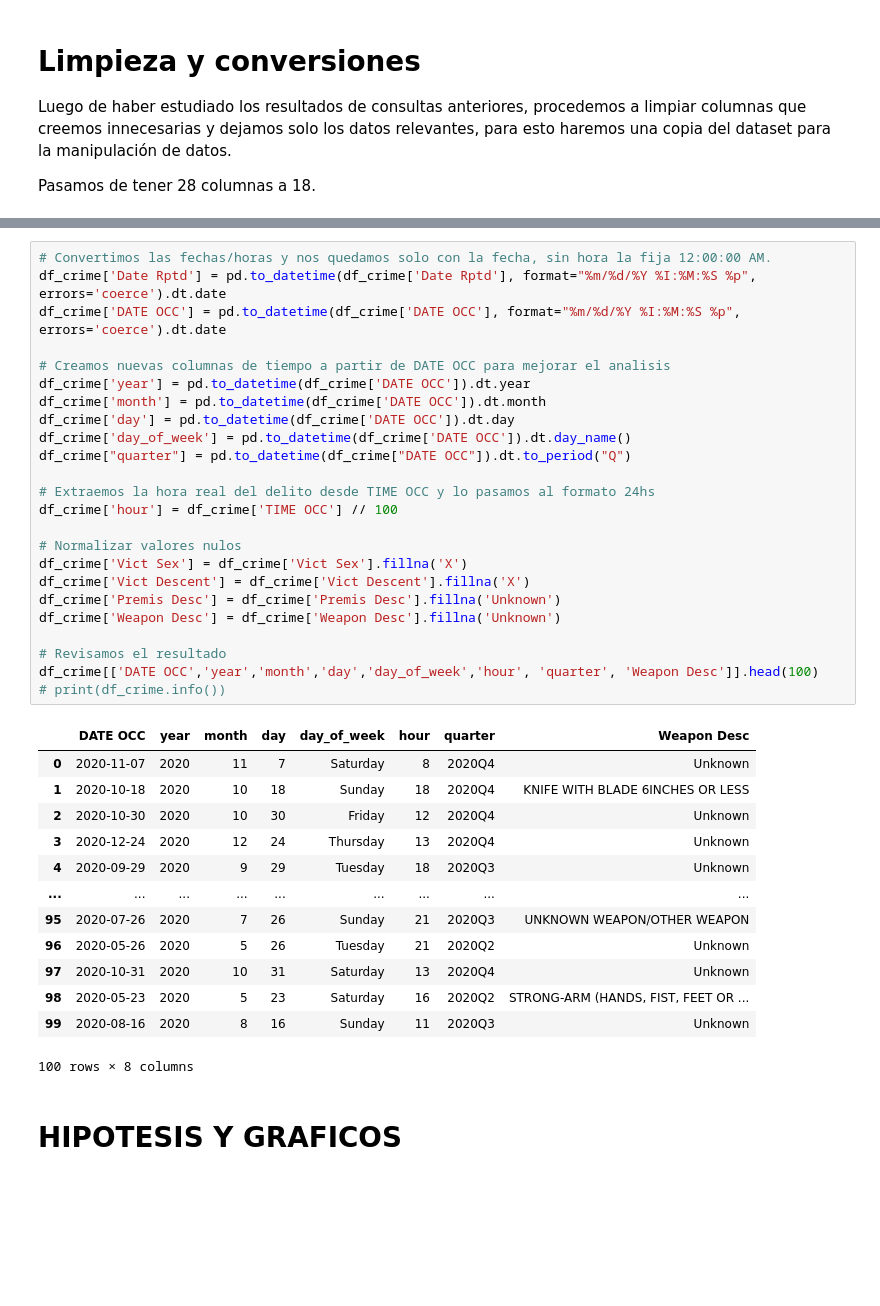
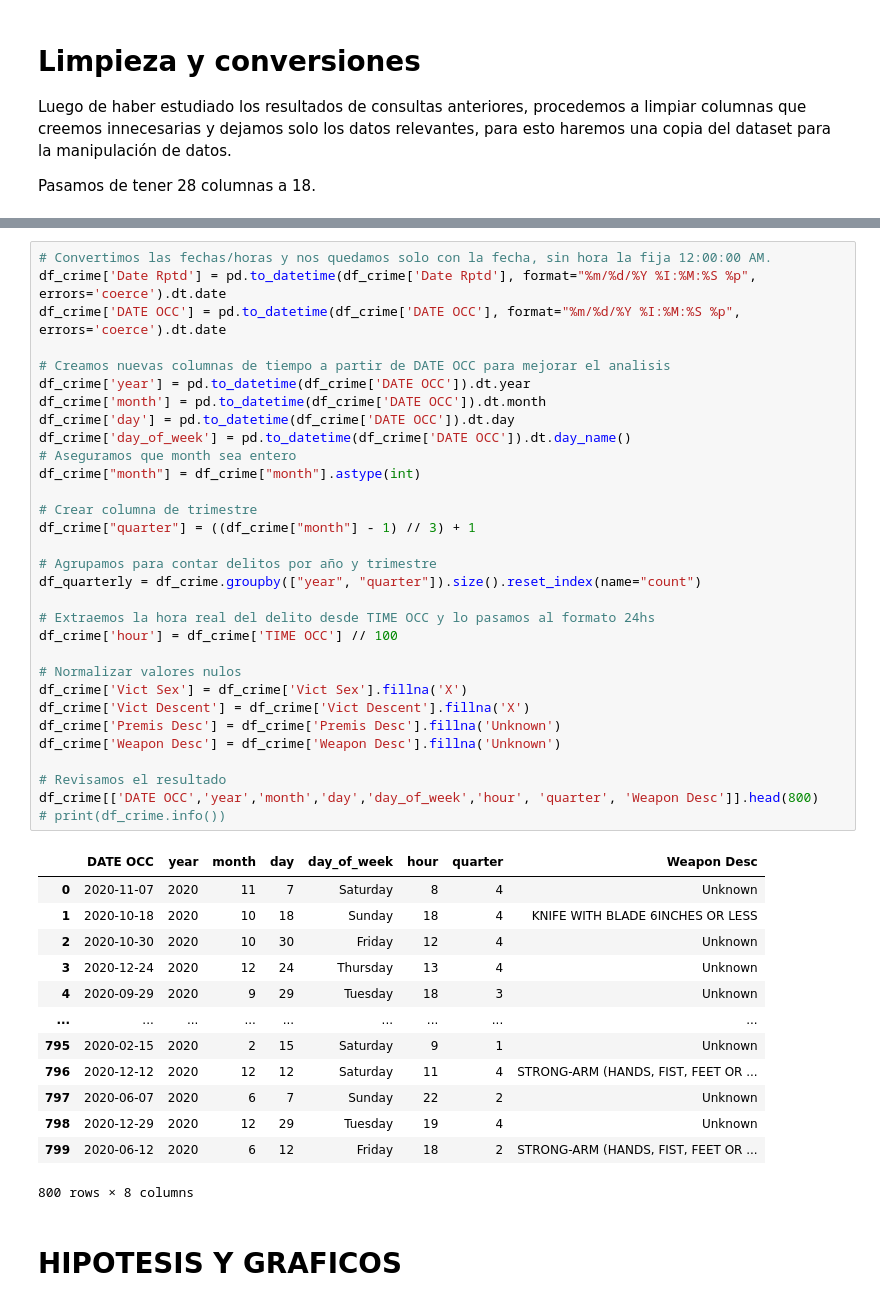
Before and after one commit to yub3r/CoderDataScience, a Jupyter notebook: ProyectoDS-Crime_Data_2020_24-Millan.ipynb, the cells around one changed output, grey strips where cells are left out. Cells and saved outputs as stored; diff of their text form; blank space fills up the shorter version.

```diff
--- a/ProyectoDS-Crime_Data_2020_24-Millan.ipynb
+++ b/ProyectoDS-Crime_Data_2020_24-Millan.ipynb
@@ -138,41 +158,48 @@ memory usage: 1.4+ MB
 # %%
 # Convertimos las fechas/horas y nos quedamos solo con la fecha, sin hora la fija 12:00:00 AM.
 df_crime['Date Rptd'] = pd.to_datetime(df_crime['Date Rptd'], format="%m/%d/%Y %I:%M:%S %p", errors='coerce').dt.date
 df_crime['DATE OCC'] = pd.to_datetime(df_crime['DATE OCC'], format="%m/%d/%Y %I:%M:%S %p", errors='coerce').dt.date
 
 # Creamos nuevas columnas de tiempo a partir de DATE OCC para mejorar el analisis
 df_crime['year'] = pd.to_datetime(df_crime['DATE OCC']).dt.year
 df_crime['month'] = pd.to_datetime(df_crime['DATE OCC']).dt.month
 df_crime['day'] = pd.to_datetime(df_crime['DATE OCC']).dt.day
 df_crime['day_of_week'] = pd.to_datetime(df_crime['DATE OCC']).dt.day_name()
-df_crime["quarter"] = pd.to_datetime(df_crime["DATE OCC"]).dt.to_period("Q")
+# Aseguramos que month sea entero
+df_crime["month"] = df_crime["month"].astype(int)
+
+# Crear columna de trimestre
+df_crime["quarter"] = ((df_crime["month"] - 1) // 3) + 1
+
+# Agrupamos para contar delitos por año y trimestre
+df_quarterly = df_crime.groupby(["year", "quarter"]).size().reset_index(name="count")
 
 # Extraemos la hora real del delito desde TIME OCC y lo pasamos al formato 24hs
 df_crime['hour'] = df_crime['TIME OCC'] // 100
 
 # Normalizar valores nulos
 df_crime['Vict Sex'] = df_crime['Vict Sex'].fillna('X')
 df_crime['Vict Descent'] = df_crime['Vict Descent'].fillna('X')
 df_crime['Premis Desc'] = df_crime['Premis Desc'].fillna('Unknown')
 df_crime['Weapon Desc'] = df_crime['Weapon Desc'].fillna('Unknown')
 
 # Revisamos el resultado
-df_crime[['DATE OCC','year','month','day','day_of_week','hour', 'quarter', 'Weapon Desc']].head(100)
+df_crime[['DATE OCC','year','month','day','day_of_week','hour', 'quarter', 'Weapon Desc']].head(800)
 # print(df_crime.info())
 # %% [output]
 |  | DATE OCC | year | month | day | day_of_week | hour | quarter | Weapon Desc |
-| 0 | 2020-11-07 | 2020 | 11 | 7 | Saturday | 8 | 2020Q4 | Unknown |
-| 1 | 2020-10-18 | 2020 | 10 | 18 | Sunday | 18 | 2020Q4 | KNIFE WITH BLADE 6INCHES OR LESS |
-| 2 | 2020-10-30 | 2020 | 10 | 30 | Friday | 12 | 2020Q4 | Unknown |
-| 3 | 2020-12-24 | 2020 | 12 | 24 | Thursday | 13 | 2020Q4 | Unknown |
-| 4 | 2020-09-29 | 2020 | 9 | 29 | Tuesday | 18 | 2020Q3 | Unknown |
+| 0 | 2020-11-07 | 2020 | 11 | 7 | Saturday | 8 | 4 | Unknown |
+| 1 | 2020-10-18 | 2020 | 10 | 18 | Sunday | 18 | 4 | KNIFE WITH BLADE 6INCHES OR LESS |
+| 2 | 2020-10-30 | 2020 | 10 | 30 | Friday | 12 | 4 | Unknown |
+| 3 | 2020-12-24 | 2020 | 12 | 24 | Thursday | 13 | 4 | Unknown |
+| 4 | 2020-09-29 | 2020 | 9 | 29 | Tuesday | 18 | 3 | Unknown |
 | ... | ... | ... | ... | ... | ... | ... | ... | ... |
-| 95 | 2020-07-26 | 2020 | 7 | 26 | Sunday | 21 | 2020Q3 | UNKNOWN WEAPON/OTHER WEAPON |
-| 96 | 2020-05-26 | 2020 | 5 | 26 | Tuesday | 21 | 2020Q2 | Unknown |
-| 97 | 2020-10-31 | 2020 | 10 | 31 | Saturday | 13 | 2020Q4 | Unknown |
-| 98 | 2020-05-23 | 2020 | 5 | 23 | Saturday | 16 | 2020Q2 | STRONG-ARM (HANDS, FIST, FEET OR ... |
-| 99 | 2020-08-16 | 2020 | 8 | 16 | Sunday | 11 | 2020Q3 | Unknown |
+| 795 | 2020-02-15 | 2020 | 2 | 15 | Saturday | 9 | 1 | Unknown |
+| 796 | 2020-12-12 | 2020 | 12 | 12 | Saturday | 11 | 4 | STRONG-ARM (HANDS, FIST, FEET OR ... |
+| 797 | 2020-06-07 | 2020 | 6 | 7 | Sunday | 22 | 2 | Unknown |
+| 798 | 2020-12-29 | 2020 | 12 | 29 | Tuesday | 19 | 4 | Unknown |
+| 799 | 2020-06-12 | 2020 | 6 | 12 | Friday | 18 | 2 | STRONG-ARM (HANDS, FIST, FEET OR ... |
-100 rows × 8 columns
+800 rows × 8 columns
 # %% [markdown]
 # HIPOTESIS Y GRAFICOS
 # %% [markdown]
```
Also changed, not shown: parts of 5 cells of this notebook.
